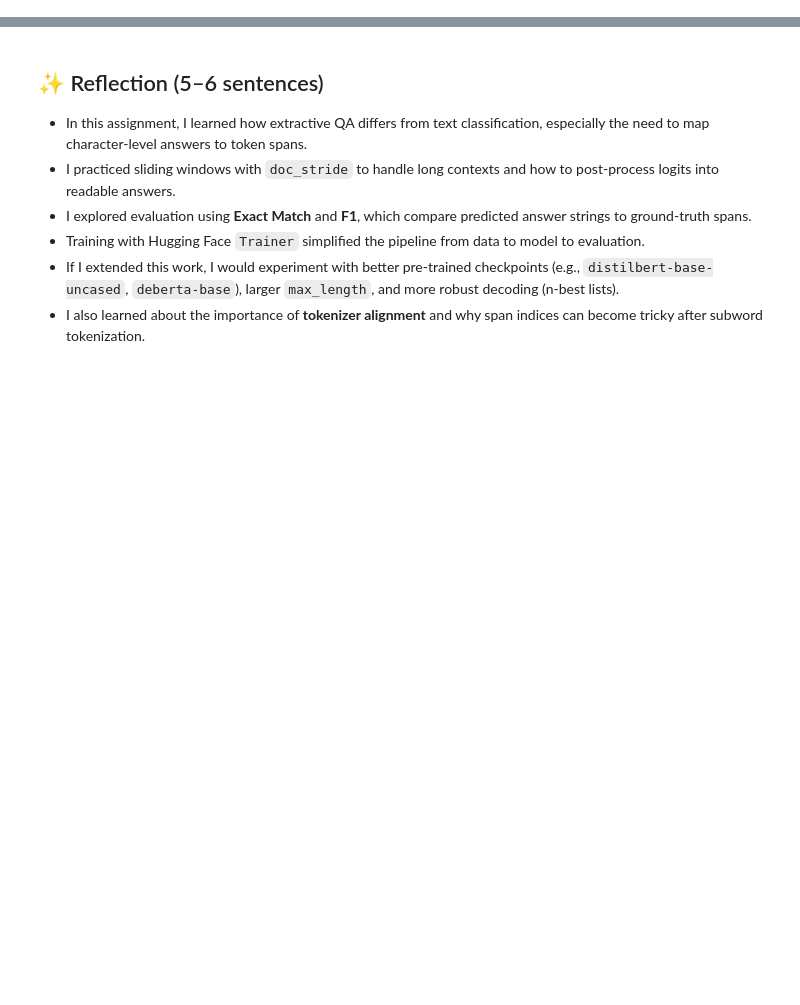
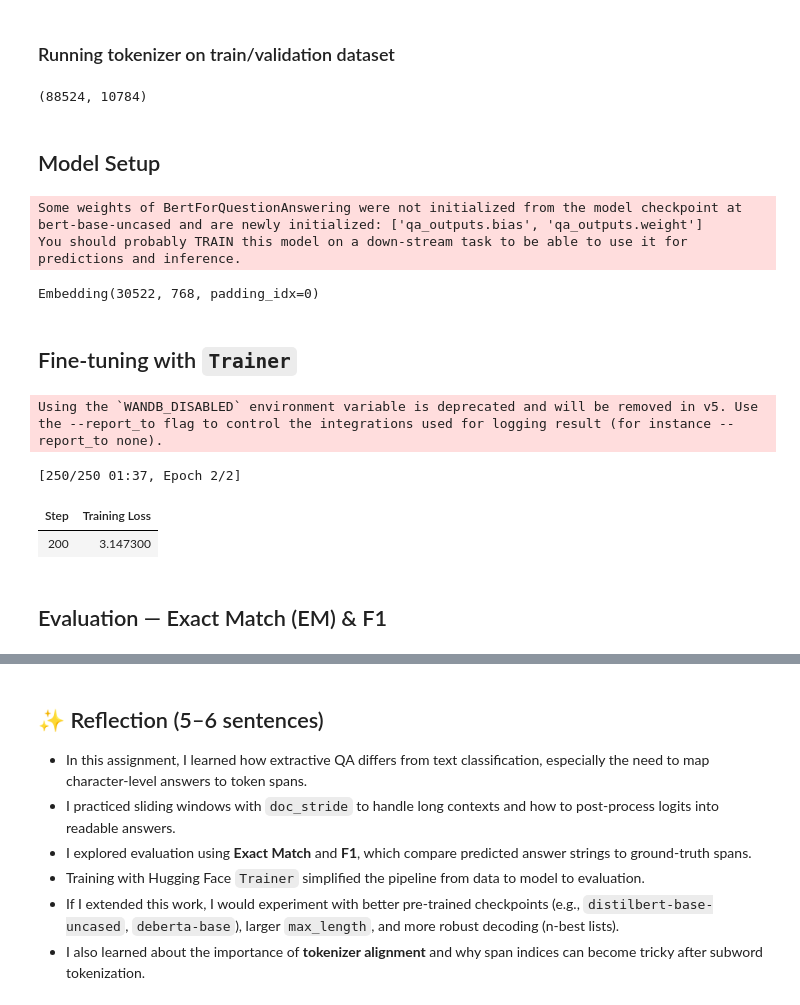
Before and after one commit to Aronno1920/AI-Engineering, a Jupyter notebook: Module 14/QA_FineTuning_SQuAD_SelimAhmed.ipynb, the cells around one changed output, grey strips where cells are left out. Saved outputs shown, nothing was run; the diff lists cells and outputs as text; code cells hidden in the pictures; blank space fills up the shorter version.

```diff
--- a/Module 14/QA_FineTuning_SQuAD_SelimAhmed.ipynb
+++ b/Module 14/QA_FineTuning_SQuAD_SelimAhmed.ipynb
@@ -357,0 +255,80 @@ save_path
+# %% [markdown]
+### Running tokenizer on train/validation dataset
+# %%
+train_dataset = dataset["train"].map(
+    prepare_train_features,
+    batched=True,
+    remove_columns=dataset["train"].column_names,
+    desc="Running tokenizer on train dataset"
+)
+
+validation_dataset = dataset["validation"].map(
+    prepare_validation_features,
+    batched=True,
+    remove_columns=dataset["validation"].column_names,
+    desc="Running tokenizer on validation dataset"
+)
+
+len(train_dataset), len(validation_dataset)
+# %% [output]
+(88524, 10784)
+# %% [markdown]
+## Model Setup
+# %%
+model = AutoModelForQuestionAnswering.from_pretrained(model_checkpoint)
+model.resize_token_embeddings(len(tokenizer))
+# %% [output]
+Some weights of BertForQuestionAnswering were not initialized from the model checkpoint at bert-base-uncased and are newly initialized: ['qa_outputs.bias', 'qa_outputs.weight']
+You should probably TRAIN this model on a down-stream task to be able to use it for predictions and inference.
+Embedding(30522, 768, padding_idx=0)
+# %% [markdown]
+## Fine-tuning with `Trainer`
+# %%
+os.environ["WANDB_DISABLED"] = "true"
+
+train_dataset = dataset["train"].map(
+    prepare_train_features,
+    batched=True,
+    remove_columns=dataset["train"].column_names,
+)
+
+training_args = TrainingArguments(
+    output_dir="./qa-bert-squad",
+    #evaluation_strategy="no", # we'll run a custom evaluation later
+    learning_rate=3e-5,
+    per_device_train_batch_size=16,
+    per_device_eval_batch_size=16,
+    num_train_epochs=2,
+    weight_decay=0.01,
+    save_total_limit=1,
+    fp16=torch.cuda.is_available(),
+    logging_steps=200,
+    push_to_hub=False,
+)
+
+
+trainer = Trainer(
+    model=model,
+    args=training_args,
+    # train_dataset=train_dataset,
+    # eval_dataset=validation_features,
+    train_dataset=train_dataset.select(range(2000)),
+    eval_dataset=validation_features.select(range(500)),
+    tokenizer=tokenizer,
+    data_collator=default_data_collator,
+)
+
+
+# Start training
+trainer.train()
+
+
+# Save final model
+trainer.save_model("./qa-bert-squad-final")
+# %% [output]
+Using the `WANDB_DISABLED` environment variable is deprecated and will be removed in v5. Use the --report_to flag to control the integrations used for logging result (for instance --report_to none).
+[250/250 01:37, Epoch 2/2]
+| Step | Training Loss |
+| 200 | 3.147300 |
+# %% [markdown]
+## Evaluation — Exact Match (EM) & F1
```
Also changed, not shown: parts of 50 cells of this notebook.
